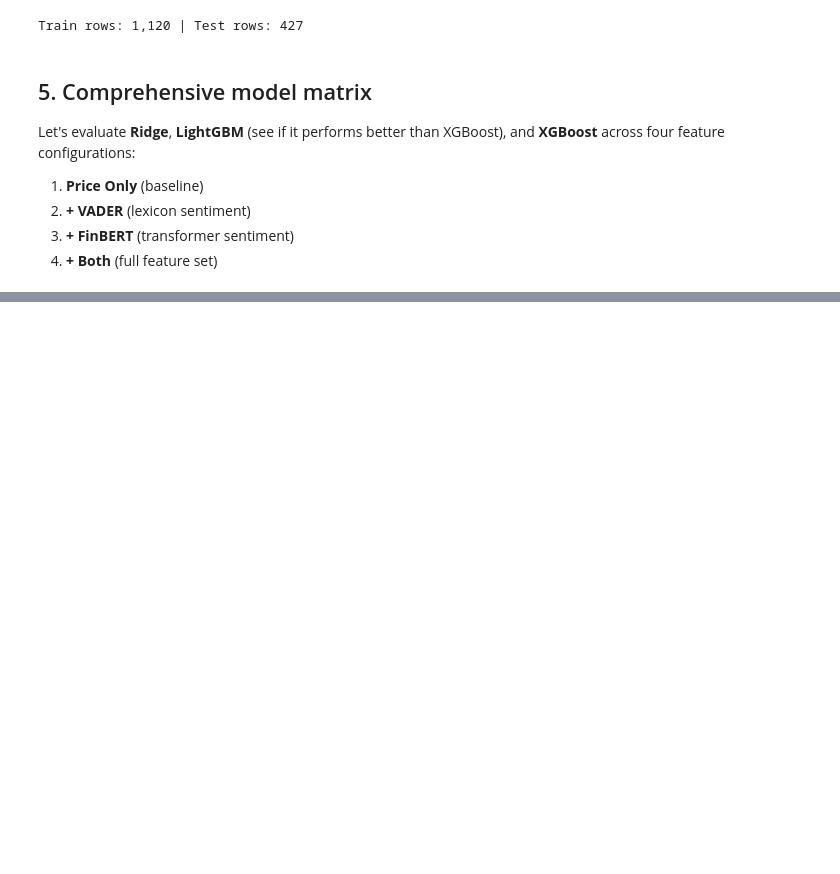
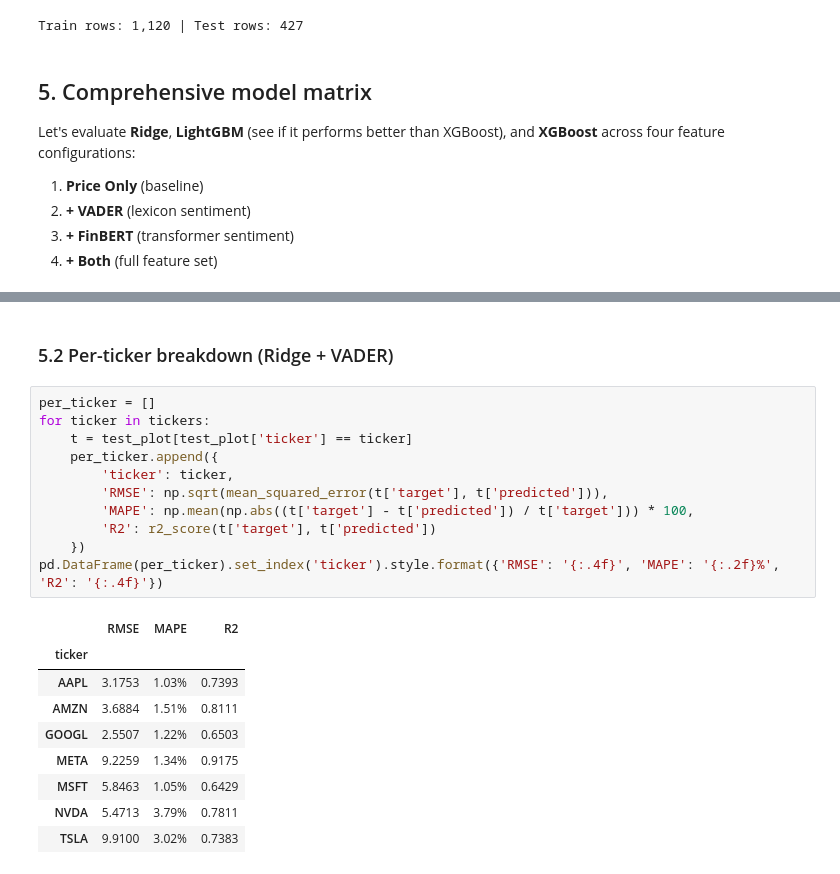
Before and after one commit to oddmayo/sp-global_assessment, a Jupyter notebook: 03_enhanced.ipynb, the cells around one changed output, grey strips where cells are left out. Drawn from its saved outputs; the diff is of its cells as text; blank space fills up the shorter version.

```diff
--- a/03_enhanced.ipynb
+++ b/03_enhanced.ipynb
@@ -225,0 +262,23 @@ NameError: name 'lgb' is not defined
+# %% [markdown]
+### 5.2 Per-ticker breakdown (Ridge + VADER)
+# %%
+per_ticker = []
+for ticker in tickers:
+    t = test_plot[test_plot['ticker'] == ticker]
+    per_ticker.append({
+        'ticker': ticker,
+        'RMSE': np.sqrt(mean_squared_error(t['target'], t['predicted'])),
+        'MAPE': np.mean(np.abs((t['target'] - t['predicted']) / t['target'])) * 100,
+        'R2': r2_score(t['target'], t['predicted'])
+    })
+pd.DataFrame(per_ticker).set_index('ticker').style.format({'RMSE': '{:.4f}', 'MAPE': '{:.2f}%', 'R2': '{:.4f}'})
+# %% [output]
+|  | RMSE | MAPE | R2 |
+| ticker |  |  |  |
+| AAPL | 3.1753 | 1.03% | 0.7393 |
+| AMZN | 3.6884 | 1.51% | 0.8111 |
+| GOOGL | 2.5507 | 1.22% | 0.6503 |
+| META | 9.2259 | 1.34% | 0.9175 |
+| MSFT | 5.8463 | 1.05% | 0.6429 |
+| NVDA | 5.4713 | 3.79% | 0.7811 |
+| TSLA | 9.9100 | 3.02% | 0.7383 |
```
Also changed, not shown: parts of 8 cells of this notebook, 1 other file.
